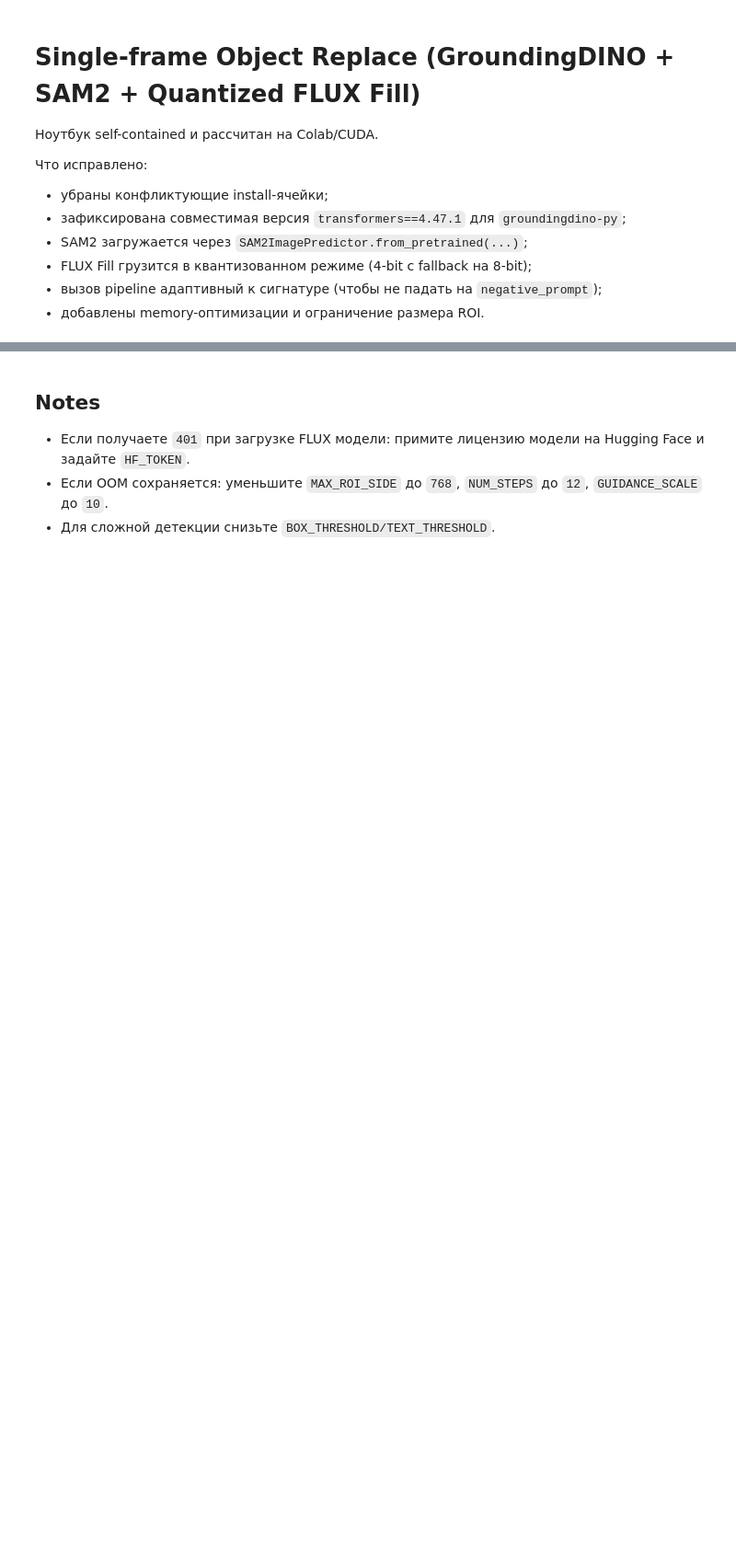
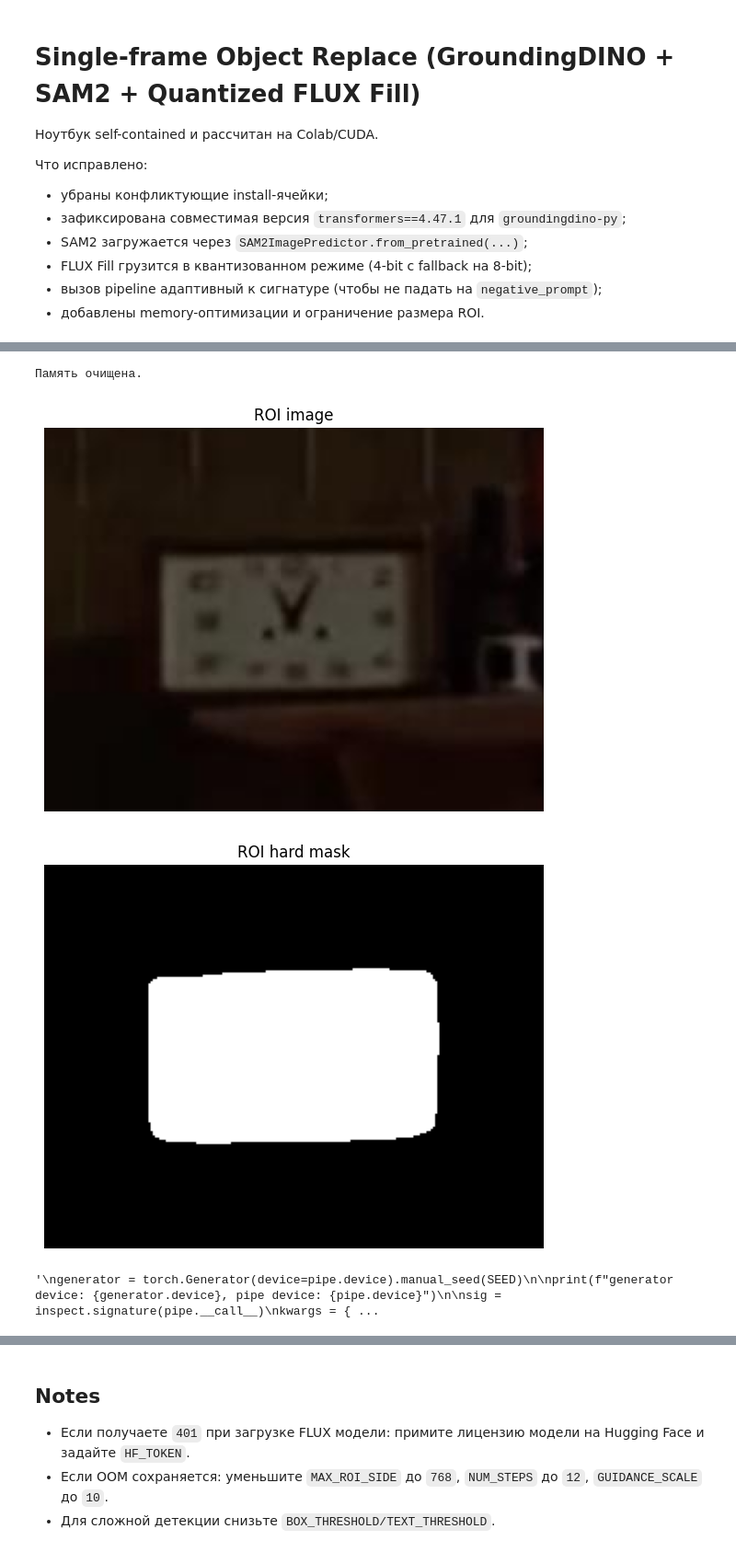
Before and after one commit to EtherDaler/video_changer, a Jupyter notebook: single_frame_object_replace_flux_fill_colab.ipynb, the cells around one changed output, grey strips where cells are left out. Shown at 92% size. Drawn from its saved outputs; the diff is of its cells as text; code cells hidden in the pictures; blank space fills up the shorter version.

```diff
--- a/single_frame_object_replace_flux_fill_colab.ipynb
+++ b/single_frame_object_replace_flux_fill_colab.ipynb
@@ -94,14 +112,14 @@ HF login done
 # @title 3) User settings
 IMAGE_PATH = "videos/frame.png"  # @param {type:"string"}
 
-OLD_OBJECT_PROMPT = "clock watck"  # @param {type:"string"}
-NEW_OBJECT_PROMPT = "realistic ceramic mug with small alpha text"  # @param {type:"string"}
+OLD_OBJECT_PROMPT = "clock watch"  # @param {type:"string"}
+NEW_OBJECT_PROMPT = "a realistic white ceramic coffee mug"  # @param {type:"string"}
 NEGATIVE_PROMPT = "blurry, low quality, deformed, duplicated object, artifacts"  # @param {type:"string"}
 
 # Must be FLUX Fill model for inpainting/fill task
-FLUX_FILL_MODEL_ID = "black-forest-labs/FLUX.1-schnell"  # @param {type:"string"}
+FLUX_FILL_MODEL_ID = "black-forest-labs/FLUX.1-Fill-dev"  # @param {type:"string"}
 
-TRY_4BIT_FIRST = True  # @param {type:"boolean"}
+TRY_4BIT_FIRST = False  # @param {type:"boolean"}
 USE_CPU_OFFLOAD = True  # @param {type:"boolean"}
 
 BOX_THRESHOLD = 0.82  # @param {type:"number"}
@@ -109,10 +127,13 @@ TEXT_THRESHOLD = 0.77  # @param {type:"number"}
 ROI_PADDING = 48  # @param {type:"integer"}
 MASK_DILATE = 9  # @param {type:"integer"}
 MASK_FEATHER = 11  # @param {type:"integer"}
-NUM_STEPS = 18  # @param {type:"integer"}
-GUIDANCE_SCALE = 14.0  # @param {type:"number"}
+NUM_STEPS = 20  # @param {type:"integer"}
+GUIDANCE_SCALE = 6.0  # @param {type:"number"}
 SEED = 42  # @param {type:"integer"}
-MAX_ROI_SIDE = 896  # @param {type:"integer"}
+MAX_ROI_SIDE = 1024  # @param {type:"integer"}
+
+GEN_AI_API = "sk-CoYciF7amUAe4VUMv0NkRezxssBY71pIkBr4QoZwzqSWFpuyPG00Bifckml7"
+
 
 OUT_DIR = "videos/"  # @param {type:"string"}
 
@@ -408,4 +453,17 @@ show_image(hard_mask, "Hard mask", cmap="gray")
 # %%
+if 'gdino_model' in dir():
+    del gdino_model
+if 'sam2_predictor' in dir():
+    del sam2_predictor
+# Принудительный сбор мусора и очистка кэша CUDA
+gc.collect()
+torch.cuda.empty_cache()
+torch.cuda.synchronize() # Синхронизируем, чтобы убедиться, что память освобождена
+print("Память очищена.")
+
+#pipe, quant_mode = build_flux_fill_auto(FLUX_FILL_MODEL_ID, prefer_4bit=TRY_4BIT_FIRST)
+#print("FLUX загружен в память")
+
 # @title 8) Generate replacement on ROI only
 mb = mask_bbox(hard_mask)
 if mb is None:
@@ -428,13 +486,16 @@ roi_img_pil = Image.fromarray(roi_img).resize((target_w, target_h), Image.Resamp
 roi_mask_pil = Image.fromarray(roi_hard).resize((target_w, target_h), Image.Resampling.NEAREST)
 
 prompt = (
-    f"{NEW_OBJECT_PROMPT}. "
+    f"Replace {OLD_OBJECT_PROMPT} to a {NEW_OBJECT_PROMPT} new object should be in the mask box. "
     "Photorealistic. Match original scene lighting, perspective, depth of field, color and noise. "
     "Replace only the masked object and keep surroundings consistent. "
     "If new object is smaller, reconstruct background naturally."
 )
 
-generator = torch.Generator(device="cpu").manual_seed(SEED)
+"""
+generator = torch.Generator(device=pipe.device).manual_seed(SEED)
+
+print(f"generator device: {generator.device}, pipe device: {pipe.device}")
 
 sig = inspect.signature(pipe.__call__)
 kwargs = {
@@ -450,30 +511,36 @@ kwargs = {
 if "max_sequence_length" in sig.parameters:
     kwargs["max_sequence_length"] = 512
 if "negative_prompt" in sig.parameters:
     kwargs["negative_prompt"] = NEGATIVE_PROMPT
 if "true_cfg_scale" in sig.parameters:
     kwargs["true_cfg_scale"] = max(1.0, GUIDANCE_SCALE / 10.0)
 
 try:
     with torch.inference_mode():
         gen_roi = pipe(**kwargs).images[0]
 except torch.cuda.OutOfMemoryError:
     if DEVICE != "cuda":
         raise
     torch.cuda.empty_cache()
     print("OOM: retry with smaller ROI and fewer steps")
     small_w = max(256, (target_w * 3) // 4)
     small_h = max(256, (target_h * 3) // 4)
     small_w = snap_to_multiple(small_w, base=16, min_v=256)
     small_h = snap_to_multiple(small_h, base=16, min_v=256)
     kwargs["image"] = roi_img_pil.resize((small_w, small_h), Image.Resampling.LANCZOS)
     kwargs["mask_image"] = roi_mask_pil.resize((small_w, small_h), Image.Resampling.NEAREST)
     kwargs["width"] = small_w
     kwargs["height"] = small_h
     kwargs["num_inference_steps"] = max(10, NUM_STEPS // 2)
     with torch.inference_mode():
         gen_roi = pipe(**kwargs).images[0]
 
 # back to original ROI size
 gen_roi_np = np.array(gen_roi.resize((roi_img.shape[1], roi_img.shape[0]), Image.Resampling.LANCZOS))
 show_image(gen_roi_np, f"Generated ROI ({quant_mode})")
+"""
+# %% [output]
+Память очищена.
+[figure, added]
+[figure, added]
+'\ngenerator = torch.Generator(device=pipe.device).manual_seed(SEED)\n\nprint(f"generator device: {generator.device}, pipe device: {pipe.device}")\n\nsig = inspect.signature(pipe.__call__)\nkwargs = { ...
```
Also changed, not shown: parts of 22 cells of this notebook, 1 other file.
